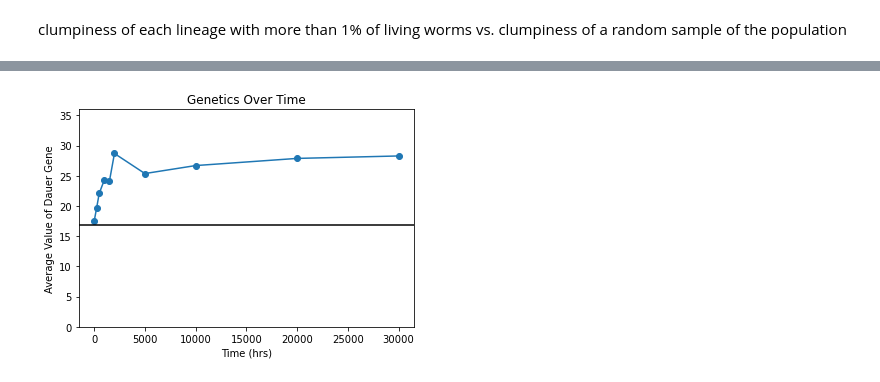
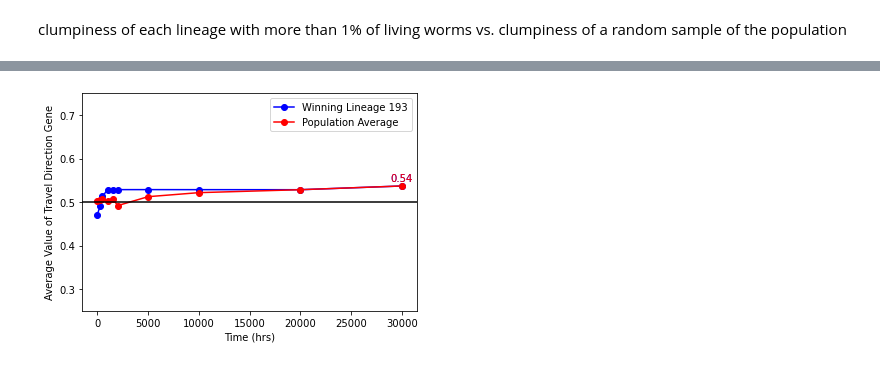
Before and after one commit to RachelGoodridge/life_history_sim, a Jupyter notebook: Worms_Life_Model.ipynb, the cells around one changed output, grey strips where cells are left out. Saved outputs shown, nothing was run; the diff lists cells and outputs as text; code cells hidden in the pictures.

```diff
--- a/Worms_Life_Model.ipynb
+++ b/Worms_Life_Model.ipynb
@@ -191,4 +215,4 @@ RG.dauer_over_time(my_data[-1]["par"], L2d_avg, time_saved)
-# %%
-RG.all_dauer_over_time(my_data[-1]["par"], L2d_avg, time_saved)
-# %% [output]
-[figure, removed]
+# %%
+RG.smell_over_time(time_saved, my_data)
+# %% [output]
+[figure, added]
```
Also changed, not shown: parts of 21 cells of this notebook.
